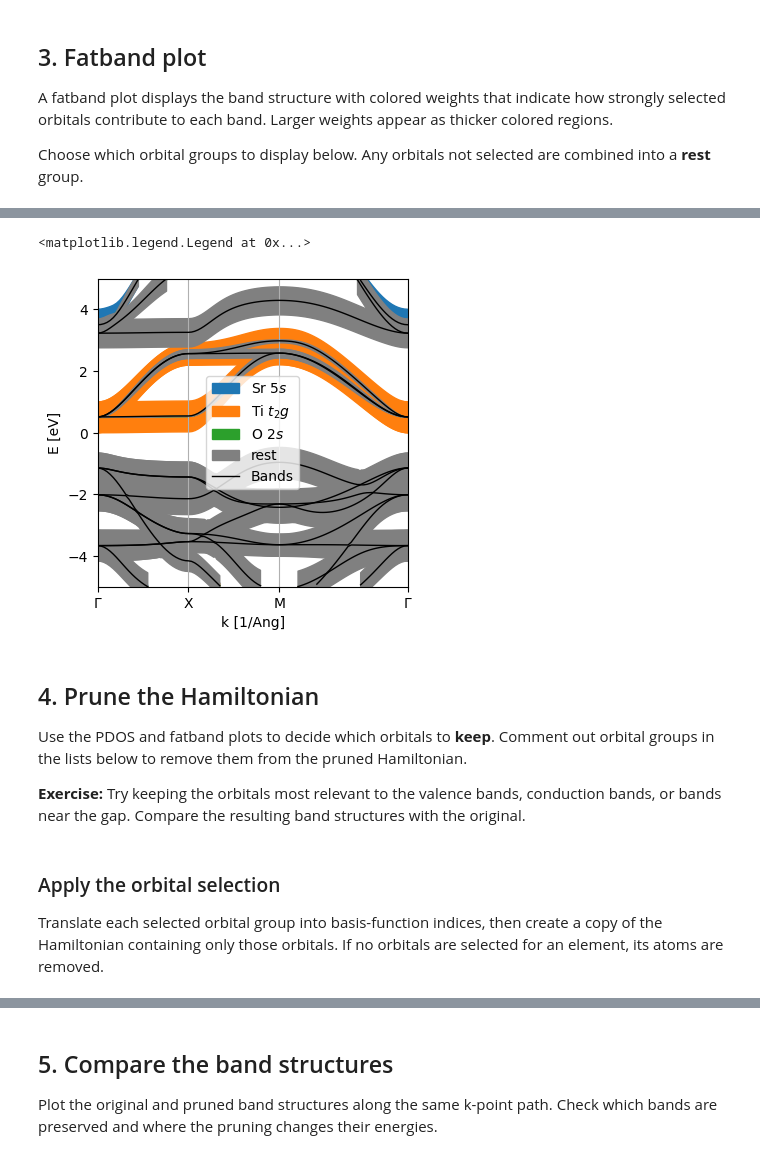
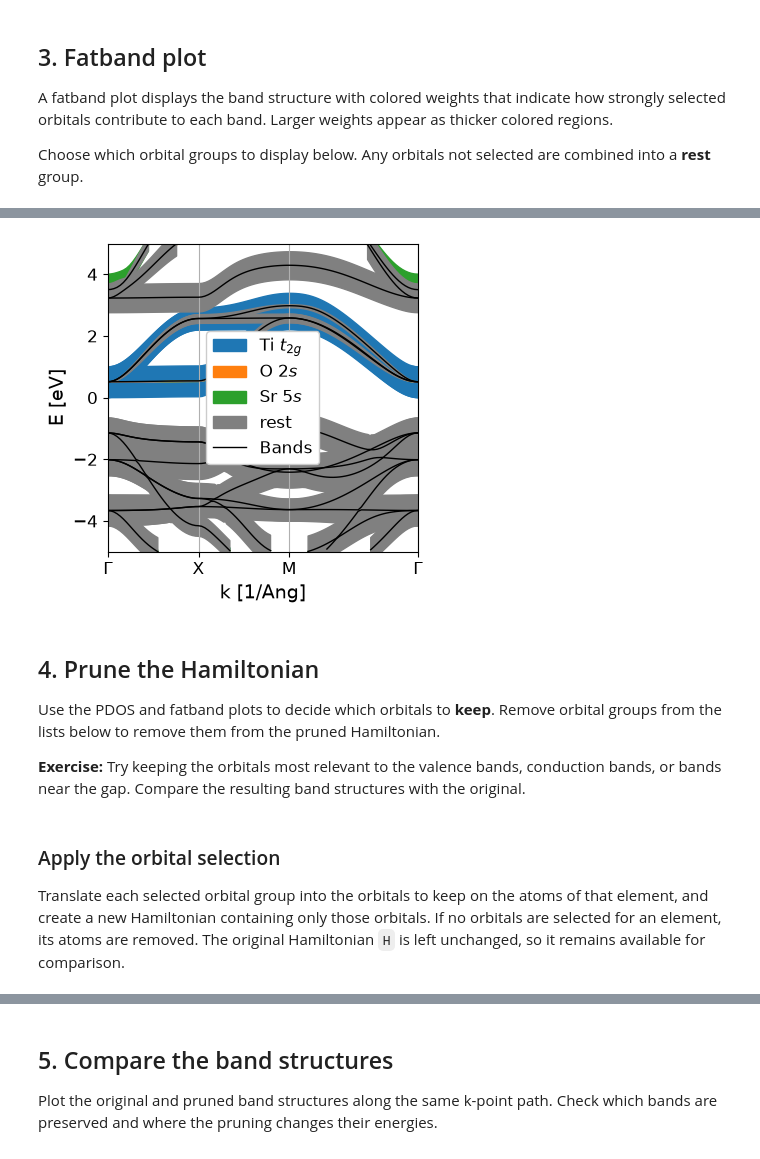
Before and after one commit to alananaya230798/Transiesta_School_2026, a Jupyter notebook: Orbital_Prunning/Orbital_Prunning.ipynb, the cells around one changed output, grey strips where cells are left out. Drawn from its saved outputs; the diff is of its cells as text; code cells hidden in the pictures.

```diff
--- a/Orbital_Prunning/Orbital_Prunning.ipynb
+++ b/Orbital_Prunning/Orbital_Prunning.ipynb
@@ -35,9 +64,8 @@ Tutorial made by Niels Gabriel and Alan Anaya
 # %% [markdown]
 We begin with a **precomputed DFT Hamiltonian from SIESTA**. `sisl` can read the Hamiltonian directly from the SIESTA input/output files. The resulting object contains both the atomic geometry and the Hamiltonian/overlap matrices needed for the following analysis.
 # %%
-dir = './NPG_DZP'
-# Read Hamiltonian
-H_dft = si.get_sile(dir+'/RUN.fdf').read_hamiltonian()
+# Read the Hamiltonian (and overlap matrix, geometry and basis) from the SIESTA run
+H_dft = si.get_sile("NPG_DZP/RUN.fdf").read_hamiltonian()
 # %% [markdown]
 Before doing any electronic-structure or transport calculation, it is useful to inspect the geometry. Here we use `sisl`'s plotting tools to visualize the nanoporous graphene (NPG) structure.
 
@@ -670,4 +431,5 @@ Read the SrTiO₃ (STO) Hamiltonian from a SIESTA `.HSX` file using `sisl`.
 # %%
-# Path to the SIESTA Hamiltonian file
-ham_path = "STO-1uc_SZ_minimal/atoms.HSX"
-H = si.get_sile(ham_path).read_hamiltonian()
+H = si.get_sile("STO-1uc_SZ_minimal/atoms.HSX").read_hamiltonian()
+
+for atom in H.atoms.atom:
+    print(f"{atom.symbol}:", [orb.name() for orb in atom])
@@ -674,5 +440 @@ H = si.get_sile(ham_path).read_hamiltonian()
-# %%
-# Path to the SIESTA Hamiltonian file
-ham_path = "STO-1uc_SZ_minimal/atoms.HSX"
-H = si.get_sile(ham_path).read_hamiltonian()
 # %%
@@ -731,12 +468,0 @@ total_DOS = np.sum(list(atom_PDOS.values()), axis=0)
-# %%
-# Compare the total DOS with the contributions from each element
-fig, ax = plt.subplots()
-ax.plot(E, total_DOS, 'k', alpha=0.1, label='Total DOS')
-
-colors = 'rgb'
-for i, species in enumerate(atom_PDOS):
-    ax.plot(E, atom_PDOS[species], label=species, color=colors[i])
-
-ax.legend()
-ax.set_xlabel('Energy (eV)')
-ax.set_ylabel('DOS (states/eV)')
@@ -815,19 +519,13 @@ band = si.BandStructure(H,[[0, 0, 0], [0.5, 0, 0], [0.5, 0.5, 0], [0, 0, 0]],
 # %%
-# Plot orbital weights on the original band structure
-fatbands = band.plot.fatbands( groups=groups,  Erange=(-5, 5),  E0=0,  fatbands_scale=1,  backend="matplotlib",)
-
-fig = fatbands.get().figure
-ax = fatbands.get().axes
-fig.set_figwidth(4)
-fig.set_figheight(4)
-ax.legend()
+fatbands = band.plot.fatbands(groups=groups, Erange=(-5, 5), fatbands_scale=1, backend="matplotlib")
+fatbands.set_size_inches(4, 4)
+fatbands.legend();
 # %% [output]
-<matplotlib.legend.Legend at 0x...>
-[figure, old version]
+[figure, new version]
 # %% [markdown]
 ## 4. Prune the Hamiltonian
 
-Use the PDOS and fatband plots to decide which orbitals to **keep**. Comment out orbital groups in the lists below to remove them from the pruned Hamiltonian.
+Use the PDOS and fatband plots to decide which orbitals to **keep**. Remove orbital groups from the lists below to remove them from the pruned Hamiltonian.
 
 **Exercise:** Try keeping the orbitals most relevant to the valence bands, conduction bands, or bands near the gap. Compare the resulting band structures with the original.
 # %%
@@ -841,5 +538,6 @@ Sr_prune_orbitals = [   '5s',]
 # %% [markdown]
 ### Apply the orbital selection
 
-Translate each selected orbital group into basis-function indices, then create a copy of the Hamiltonian containing only those orbitals. If no orbitals are selected for an element, its atoms are removed.
+Translate each selected orbital group into the orbitals to keep on the atoms of that element, and create a new Hamiltonian containing only those orbitals. If no orbitals are selected for an element, its atoms are removed.
+The original Hamiltonian `H` is left unchanged, so it remains available for comparison.
 # %%
```
Also changed, not shown: parts of 70 cells of this notebook.
